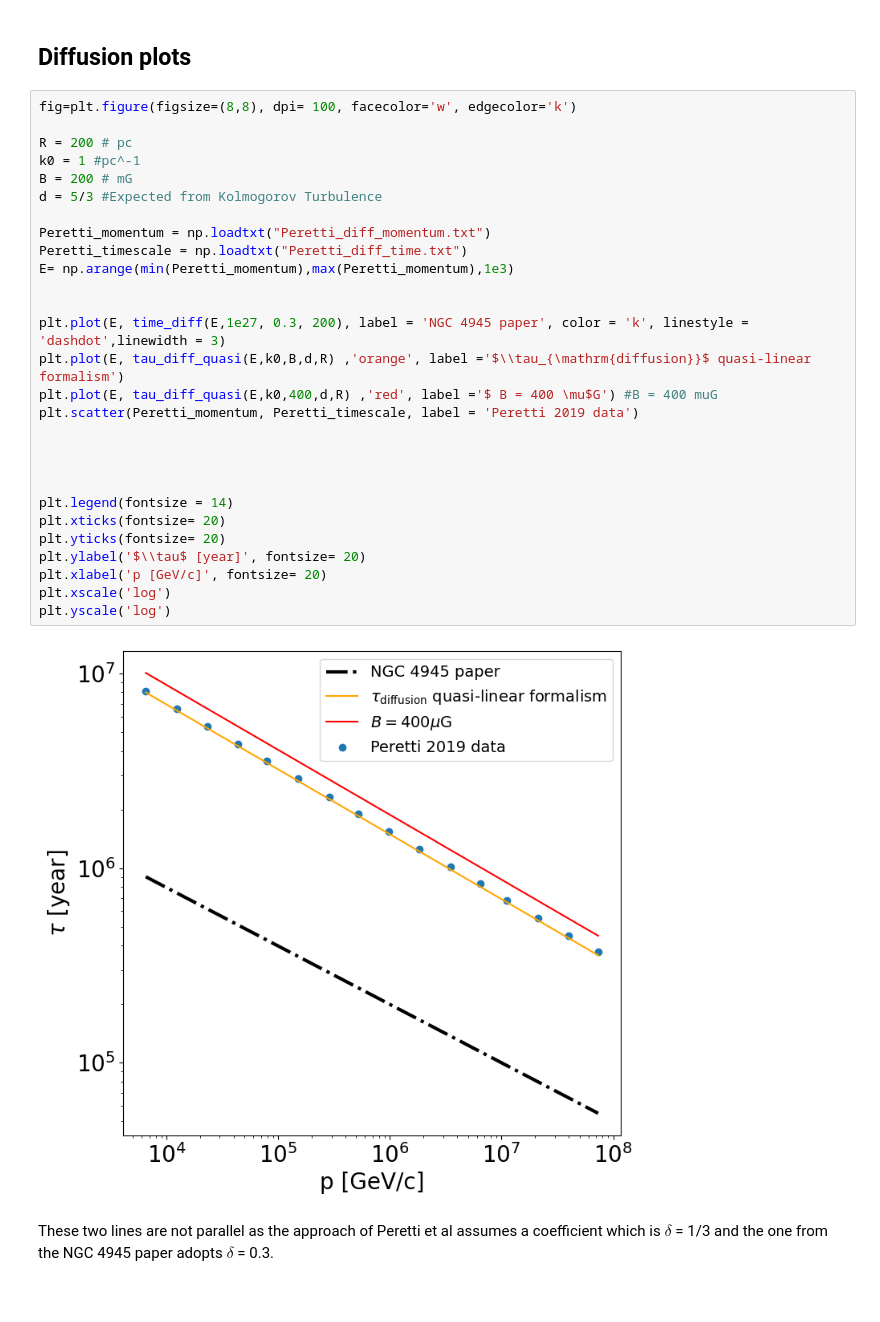
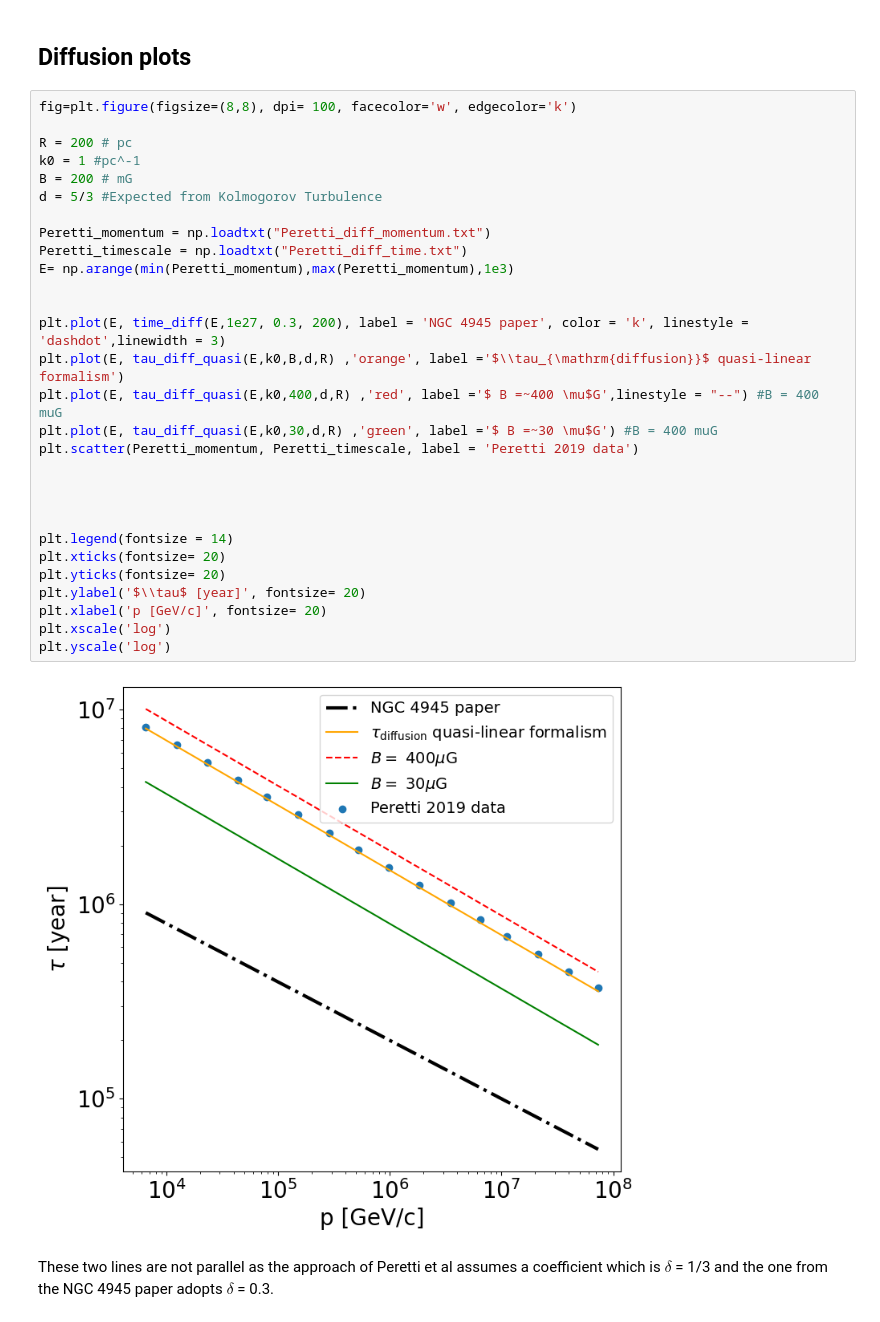
Before and after one commit to YarnoMerckx/u-lirg-timescale-analysis, a Jupyter notebook: Timescale.ipynb, the cells around one changed output. Saved outputs shown, nothing was run; the diff lists cells and outputs as text.

```diff
--- a/Timescale.ipynb
+++ b/Timescale.ipynb
@@ -122,33 +122,34 @@ def func(x,a,b):
 # %%
 fig=plt.figure(figsize=(8,8), dpi= 100, facecolor='w', edgecolor='k')
 
 R = 200 # pc
 k0 = 1 #pc^-1
 B = 200 # mG
 d = 5/3 #Expected from Kolmogorov Turbulence
 
 Peretti_momentum = np.loadtxt("Peretti_diff_momentum.txt")
 Peretti_timescale = np.loadtxt("Peretti_diff_time.txt")
 E= np.arange(min(Peretti_momentum),max(Peretti_momentum),1e3)
 
 
 plt.plot(E, time_diff(E,1e27, 0.3, 200), label = 'NGC 4945 paper', color = 'k', linestyle = 'dashdot',linewidth = 3)
 plt.plot(E, tau_diff_quasi(E,k0,B,d,R) ,'orange', label ='$\\tau_{\mathrm{diffusion}}$ quasi-linear formalism')
-plt.plot(E, tau_diff_quasi(E,k0,400,d,R) ,'red', label ='$ B = 400 \mu$G') #B = 400 muG
+plt.plot(E, tau_diff_quasi(E,k0,400,d,R) ,'red', label ='$ B =~400 \mu$G',linestyle = "--") #B = 400 muG
+plt.plot(E, tau_diff_quasi(E,k0,30,d,R) ,'green', label ='$ B =~30 \mu$G') #B = 400 muG
 plt.scatter(Peretti_momentum, Peretti_timescale, label = 'Peretti 2019 data')
 
 
 
 
 plt.legend(fontsize = 14)
 plt.xticks(fontsize= 20)
 plt.yticks(fontsize= 20)
 plt.ylabel('$\\tau$ [year]', fontsize= 20)
 plt.xlabel('p [GeV/c]', fontsize= 20)
 plt.xscale('log')
 plt.yscale('log')
 # %% [output]
-[figure, old version]
+[figure, new version]
 # %% [markdown]
 These two lines are not parallel as the approach of Peretti et al assumes a coefficient which is $\delta$ = 1/3 and the one from the NGC 4945 paper adopts $\delta$ = 0.3.
 # %% [markdown]
```
Also changed, not shown: parts of 8 cells of this notebook.
